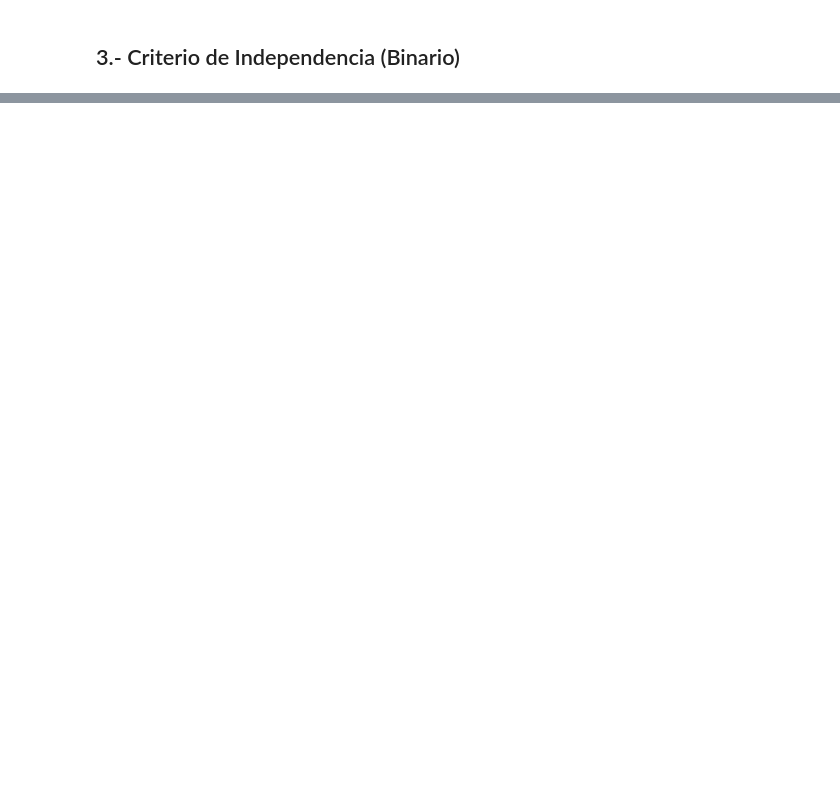
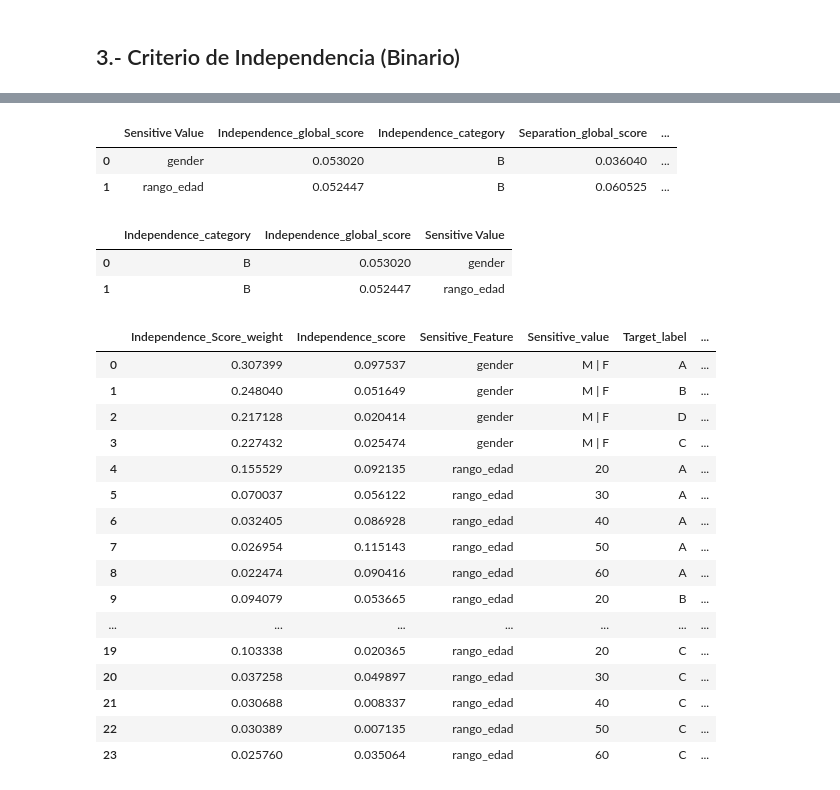
Before and after one commit to Telefonica/XAIoGraphs, a Jupyter notebook: notebooks/Ricardo/pruebas_fairness.ipynb, the cells around one changed output, grey strips where cells are left out. Cells and saved outputs as stored; diff of their text form; code cells hidden in the pictures; blank space fills up the shorter version.

```diff
--- a/notebooks/Ricardo/pruebas_fairness.ipynb
+++ b/notebooks/Ricardo/pruebas_fairness.ipynb
@@ -1028,0 +1000,35 @@ fairness.confusion_matrix
+# %%
+select_cols = ["Sensitive Value", "Independence_global_score", "Independence_category",
+               "Separation_global_score", "Separation_category", "Sufficience_global_score", "Sufficience_category"]
+df_scores = pd.DataFrame.from_dict(fairness.global_scores)[select_cols]
+df_scores
+# %% [output]
+|  | Sensitive Value | Independence_global_score | Independence_category | Separation_global_score | ... |
+| 0 | gender | 0.053020 | B | 0.036040 | ... |
+| 1 | rango_edad | 0.052447 | B | 0.060525 | ... |
+# %%
+pd.DataFrame.from_dict(fairness.independence_score)
+# %% [output]
+|  | Independence_category | Independence_global_score | Sensitive Value |
+| 0 | B | 0.053020 | gender |
+| 1 | B | 0.052447 | rango_edad |
+# %%
+pd.DataFrame.from_dict(fairness.independence_info)
+# %% [output]
+|  | Independence_Score_weight | Independence_score | Sensitive_Feature | Sensitive_value | Target_label | ... |
+| 0 | 0.307399 | 0.097537 | gender | M | F | A | ... |
+| 1 | 0.248040 | 0.051649 | gender | M | F | B | ... |
+| 2 | 0.217128 | 0.020414 | gender | M | F | D | ... |
+| 3 | 0.227432 | 0.025474 | gender | M | F | C | ... |
+| 4 | 0.155529 | 0.092135 | rango_edad | 20 | A | ... |
+| 5 | 0.070037 | 0.056122 | rango_edad | 30 | A | ... |
+| 6 | 0.032405 | 0.086928 | rango_edad | 40 | A | ... |
+| 7 | 0.026954 | 0.115143 | rango_edad | 50 | A | ... |
+| 8 | 0.022474 | 0.090416 | rango_edad | 60 | A | ... |
+| 9 | 0.094079 | 0.053665 | rango_edad | 20 | B | ... |
+| ... | ... | ... | ... | ... | ... | ... |
+| 19 | 0.103338 | 0.020365 | rango_edad | 20 | C | ... |
+| 20 | 0.037258 | 0.049897 | rango_edad | 30 | C | ... |
+| 21 | 0.030688 | 0.008337 | rango_edad | 40 | C | ... |
+| 22 | 0.030389 | 0.007135 | rango_edad | 50 | C | ... |
+| 23 | 0.025760 | 0.035064 | rango_edad | 60 | C | ... |
```
Also changed, not shown: parts of 21 cells of this notebook.
